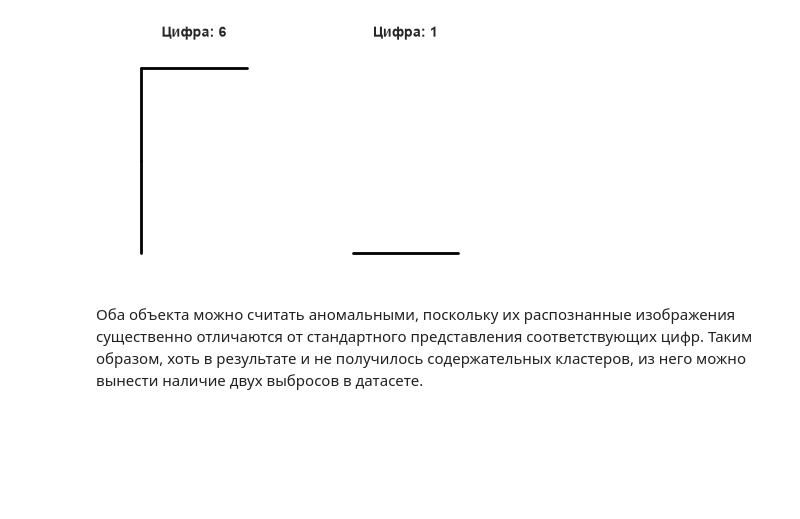
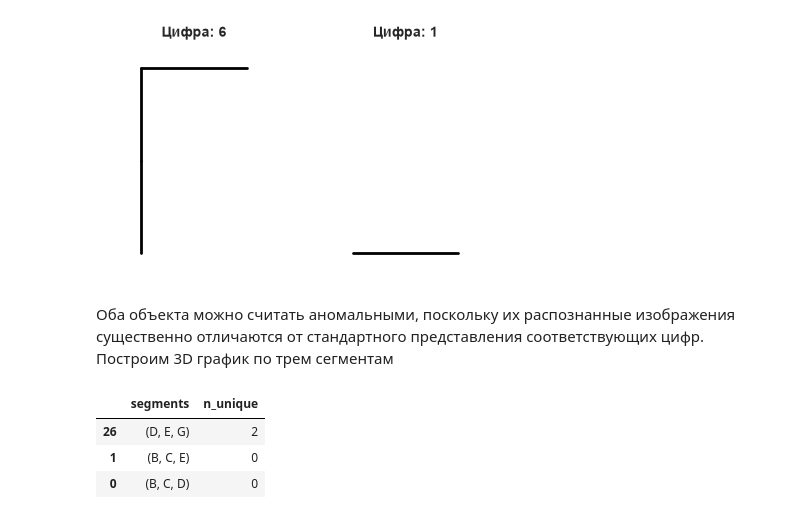
Before and after one commit to avvonemess/ITMO-data-analysis, a Jupyter notebook: Lab3/lab3.ipynb, the cells around one changed output. Drawn from its saved outputs; the diff is of its cells as text; code cells hidden in the pictures; blank space fills up the shorter version.

```diff
--- a/Lab3/lab3.ipynb
+++ b/Lab3/lab3.ipynb
@@ -226,4 +233,35 @@ plt.show()
 # %% [output]
 [figure]
 # %% [markdown]
-Оба объекта можно считать аномальными, поскольку их распознанные изображения существенно отличаются от стандартного представления соответствующих цифр. Таким образом, хоть в результате и не получилось содержательных кластеров, из него можно вынести наличие двух выбросов в датасете.
+Оба объекта можно считать аномальными, поскольку их распознанные изображения существенно отличаются от стандартного представления соответствующих цифр.
+Построим 3D график по трем сегментам
+# %%
+noise = X[labels_20 == -1]
+normal = X[labels_20 != -1]
+
+results = []
+
+for segments in combinations(X.columns, 3):
+
+    normal_patterns = set(normal[list(segments)].itertuples(index=False, name=None))
+    noise_patterns = list(noise[list(segments)].itertuples(index=False, name=None))
+
+    n_unique = sum(
+        pattern not in normal_patterns
+        for pattern in noise_patterns
+    )
+
+    results.append({
+        'segments': segments,
+        'n_unique': n_unique
+    })
+
+df_segments = pd.DataFrame(results)
+df_segments = df_segments.sort_values('n_unique', ascending=False)
+
+display(df_segments.head(3))
+# %% [output]
+|  | segments | n_unique |
+| 26 | (D, E, G) | 2 |
+| 1 | (B, C, E) | 0 |
+| 0 | (B, C, D) | 0 |
```
Also changed, not shown: parts of 9 cells of this notebook.
